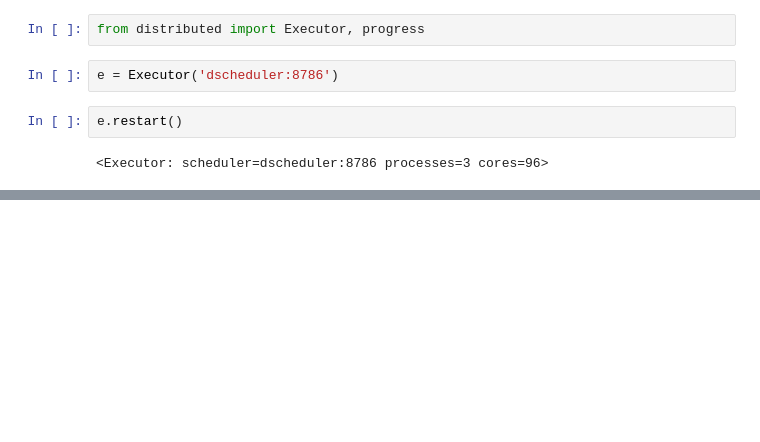
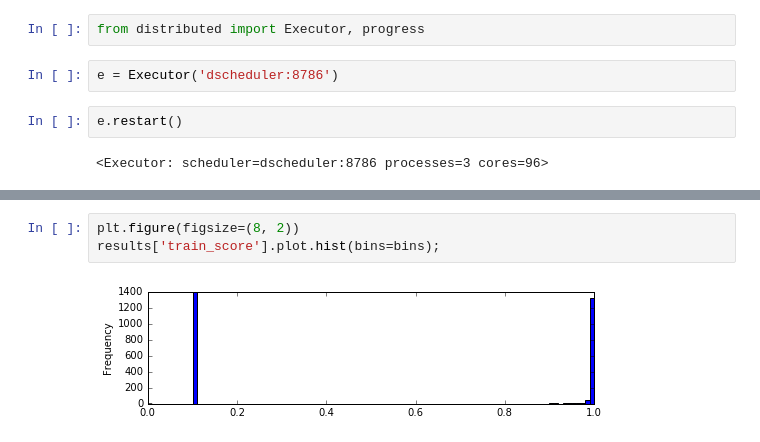
Before and after one commit to ogrisel/docker-distributed, a Jupyter notebook: examples/sklearn_parameter_search.ipynb, the cells around one changed output, grey strips where cells are left out. Cells and saved outputs as stored; diff of their text form; blank space fills up the shorter version.

```diff
--- a/examples/sklearn_parameter_search.ipynb
+++ b/examples/sklearn_parameter_search.ipynb
@@ -211,0 +210,5 @@ plot_param_map(high_tol, high_tol['training_time'], 'training time (s)')
+# %%
+plt.figure(figsize=(8, 2))
+results['train_score'].plot.hist(bins=bins);
+# %% [output]
+[figure, added]
```
Also changed, not shown: parts of 66 cells of this notebook.
